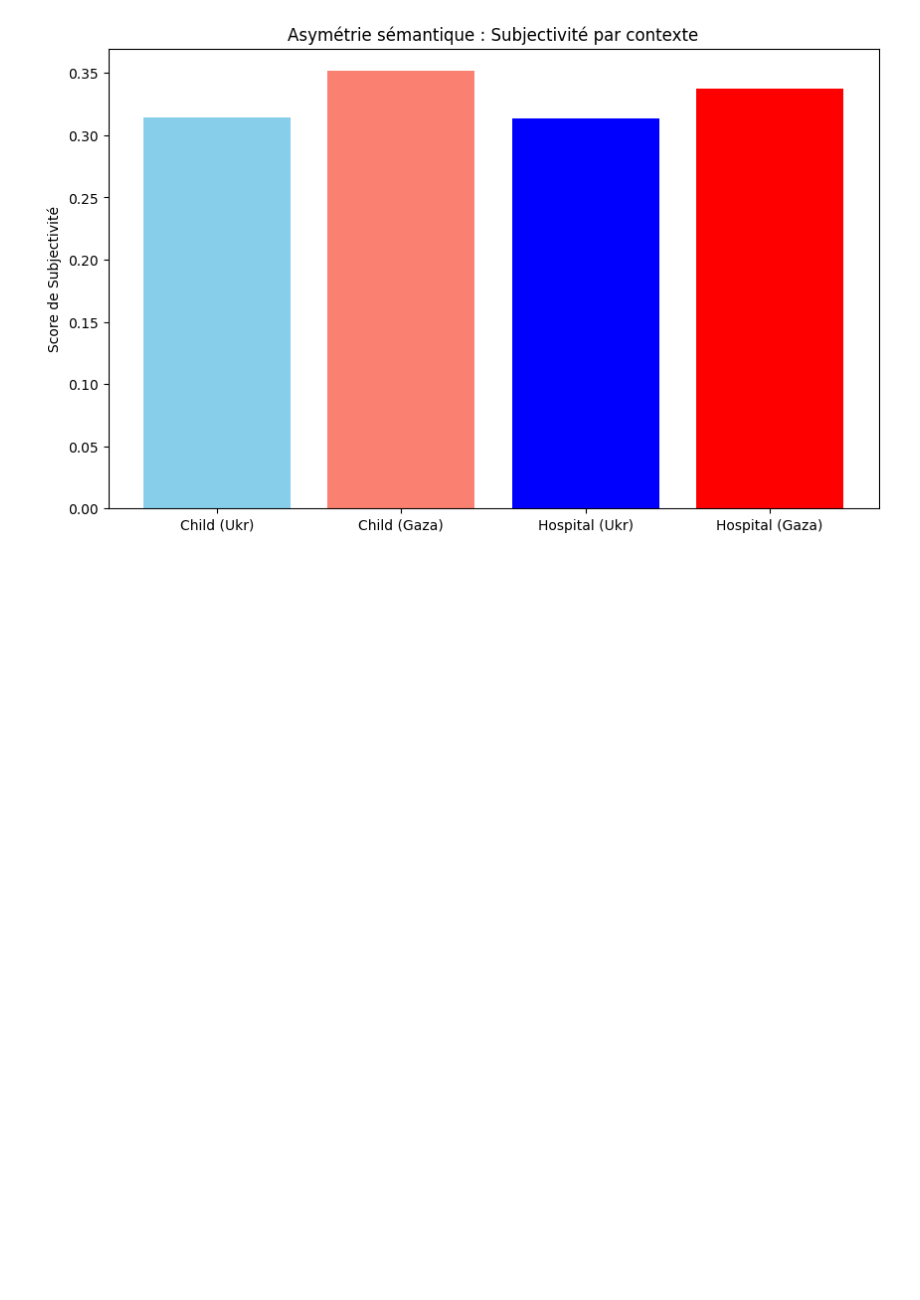
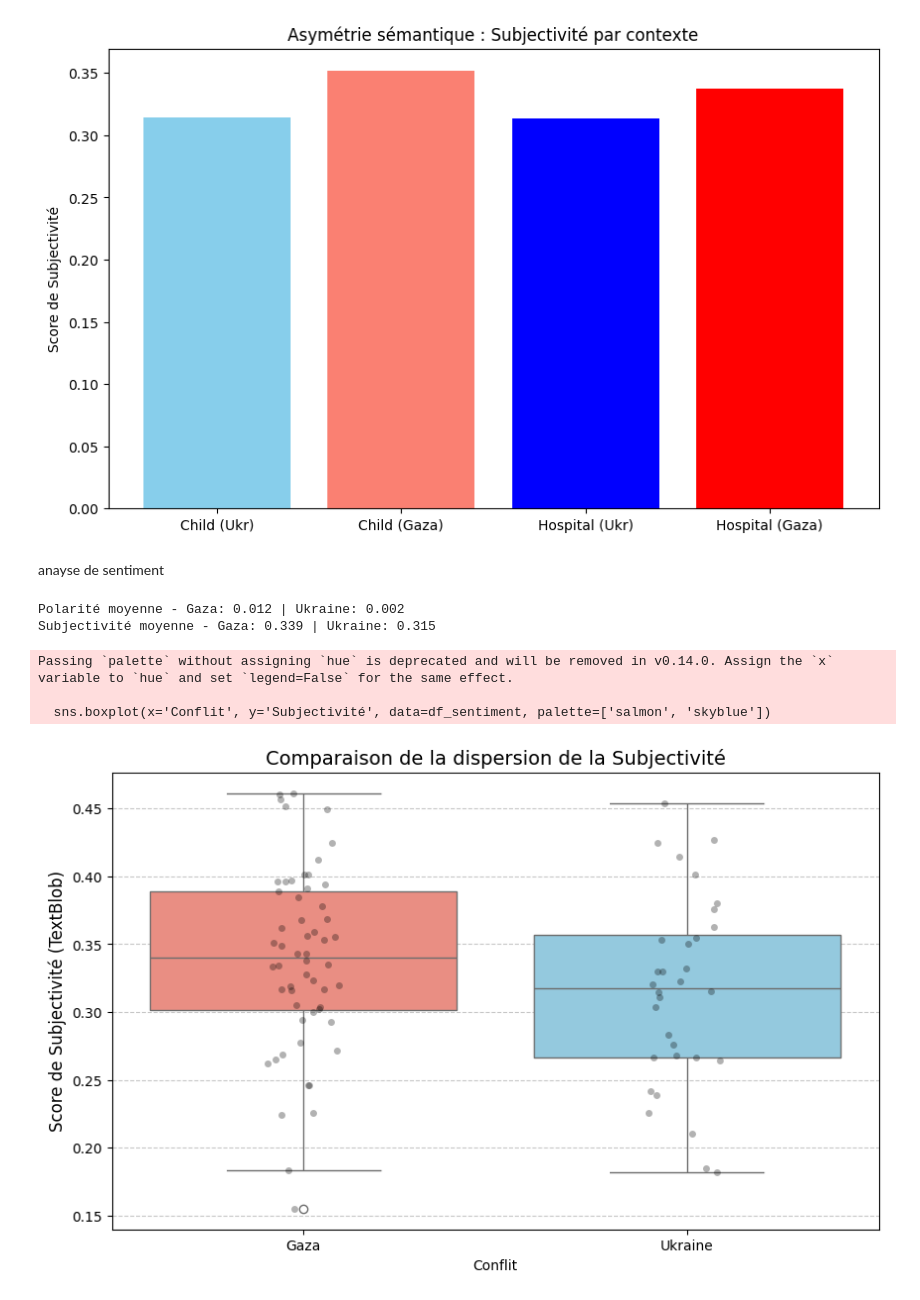
Before and after one commit to khaou1a/D-tectionDoublesStandard_Gaza, a Jupyter notebook: article_Gaza.ipynb, the cells around one changed output. Drawn from its saved outputs; the diff is of its cells as text; code cells hidden in the pictures; blank space fills up the shorter version.

Commit message:
update file gaza

```diff
--- a/article_Gaza.ipynb
+++ b/article_Gaza.ipynb
@@ -908,3 +908,52 @@ hospital   | gaza       | 0.337           | [('gaza', 14), ('city', 5), ('southe
 
 Similarité Cosinus (Crime vs Justification): 0.6203
 [figure]
+# %% [markdown]
+anayse de sentiment
+# %%
+from textblob import TextBlob
+import matplotlib.pyplot as plt
+import pandas as pd
+
+def get_sentiment_stats(articles):
+    polarities = []
+    subjectivities = []
+    for art in articles:
+        analysis = TextBlob(art["content_clean"])
+        polarities.append(analysis.sentiment.polarity)
+        subjectivities.append(analysis.sentiment.subjectivity)
+    return polarities, subjectivities
+
+# Extraction des scores
+pol_gaza, sub_gaza = get_sentiment_stats(data_gaza["articles"])
+pol_ukr, sub_ukr = get_sentiment_stats(data_ukraine["articles"])
+
+# Comparaison des moyennes
+print(f"Polarité moyenne - Gaza: {np.mean(pol_gaza):.3f} | Ukraine: {np.mean(pol_ukr):.3f}")
+print(f"Subjectivité moyenne - Gaza: {np.mean(sub_gaza):.3f} | Ukraine: {np.mean(sub_ukr):.3f}")
+
+
+import seaborn as sns
+
+# Préparation des données pour Seaborn
+df_sentiment = pd.DataFrame({
+    'Subjectivité': sub_gaza + sub_ukr,
+    'Conflit': ['Gaza']*len(sub_gaza) + ['Ukraine']*len(sub_ukr)
+})
+
+plt.figure(figsize=(10, 6))
+sns.boxplot(x='Conflit', y='Subjectivité', data=df_sentiment, palette=['salmon', 'skyblue'])
+sns.stripplot(x='Conflit', y='Subjectivité', data=df_sentiment, color="black", alpha=0.3) # Ajoute les points réels
+
+plt.title("Comparaison de la dispersion de la Subjectivité", fontsize=14)
+plt.ylabel("Score de Subjectivité (TextBlob)", fontsize=12)
+plt.grid(axis='y', linestyle='--', alpha=0.7)
+plt.savefig("boxplot_sentiment.png")
+plt.show()
+# %% [output]
+Polarité moyenne - Gaza: 0.012 | Ukraine: 0.002
+Subjectivité moyenne - Gaza: 0.339 | Ukraine: 0.315
+Passing `palette` without assigning `hue` is deprecated and will be removed in v0.14.0. Assign the `x` variable to `hue` and set `legend=False` for the same effect.
+
+  sns.boxplot(x='Conflit', y='Subjectivité', data=df_sentiment, palette=['salmon', 'skyblue'])
+[figure, added]
```
Also changed, not shown: 4 other files.
